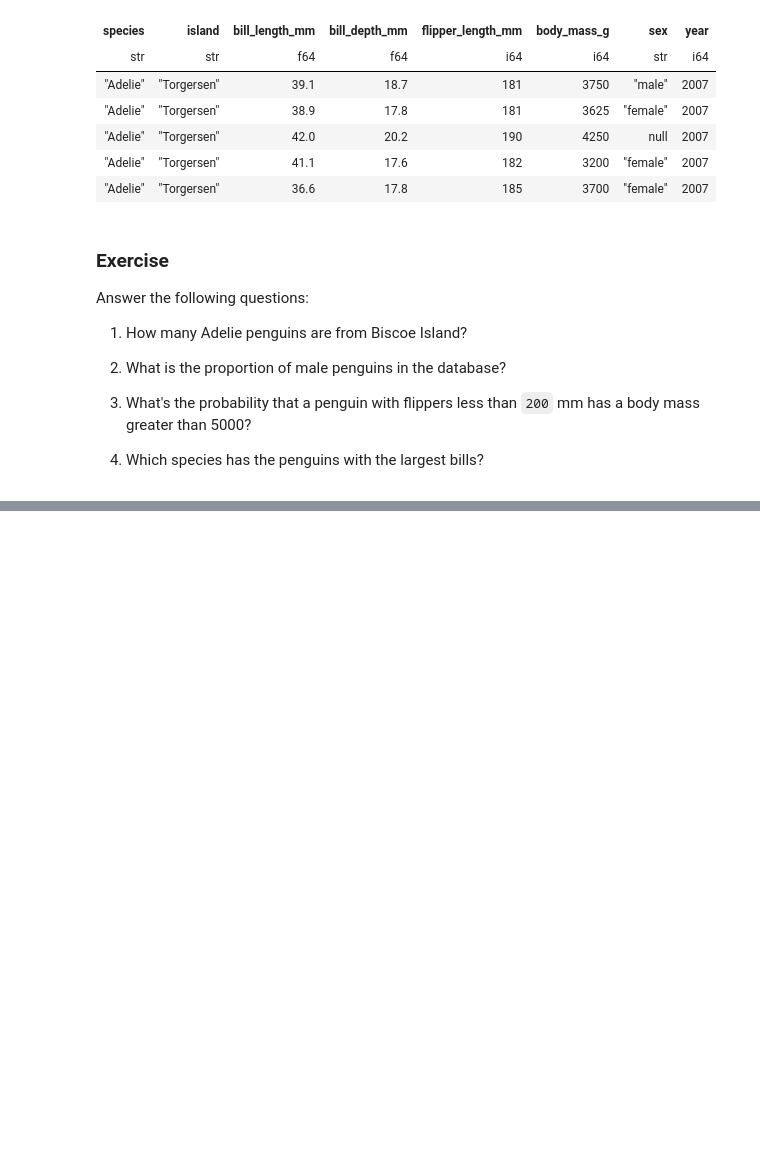
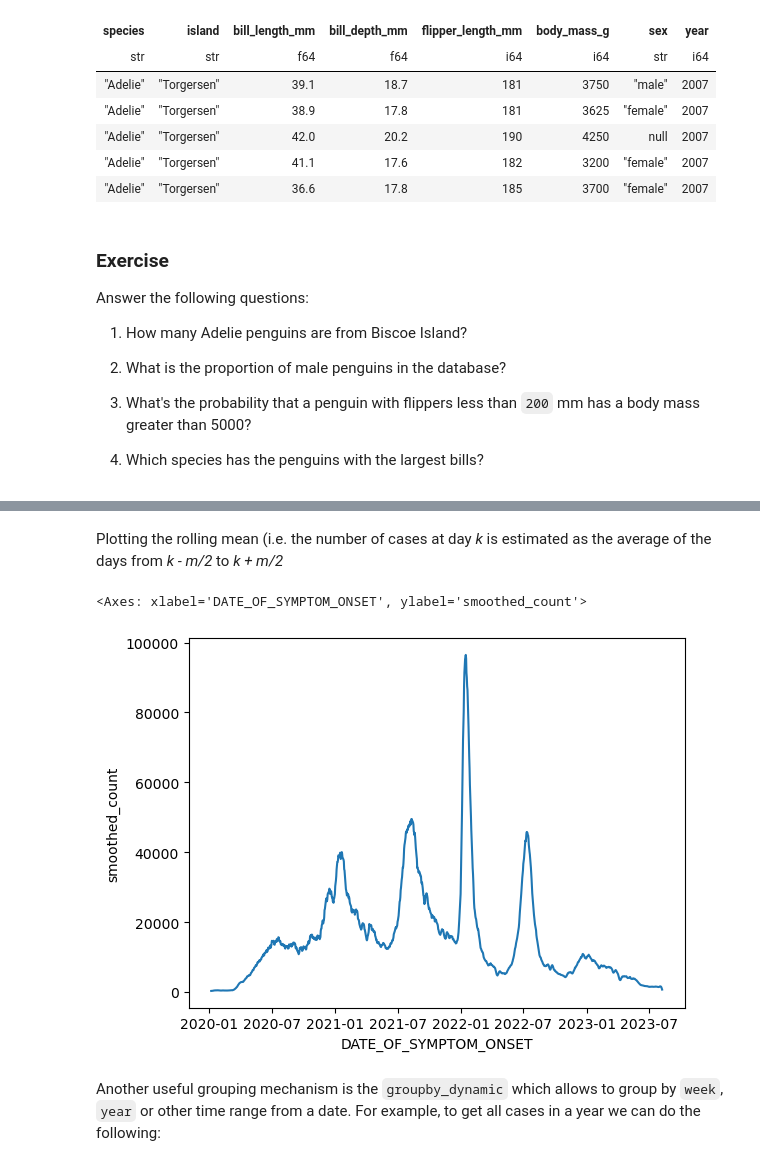
Before and after one commit to RodrigoZepeda/polars_tutorial, a Jupyter notebook: basic_polars.ipynb, the cells around one changed output, grey strips where cells are left out. Drawn from its saved outputs; the diff is of its cells as text; code cells hidden in the pictures; blank space fills up the shorter version.

```diff
--- a/basic_polars.ipynb
+++ b/basic_polars.ipynb
@@ -531,0 +1101,15 @@ Answer the following questions:
+# %% [markdown]
+Plotting the rolling mean (i.e. the number of cases at day _k_ is estimated as the average of the days from _k - m/2_ to _k + m/2_
+# %%
+covidmx = (covidmx
+           .sort("DATE_OF_SYMPTOM_ONSET") #First arrange by date
+           .with_columns(
+               pl.col("count").rolling_mean(window_size=7).alias("smoothed_count"),
+            ))
+# %%
+sns.lineplot(x = "DATE_OF_SYMPTOM_ONSET", y = "smoothed_count", data = covidmx.to_pandas())
+# %% [output]
+<Axes: xlabel='DATE_OF_SYMPTOM_ONSET', ylabel='smoothed_count'>
+[figure, added]
+# %% [markdown]
+Another useful grouping mechanism is the `groupby_dynamic` which allows to group by `week`, `year` or other time range from a date. For example, to get all cases in a year we can do the following:
```
Also changed, not shown: parts of 77 cells of this notebook, 10 other files.
